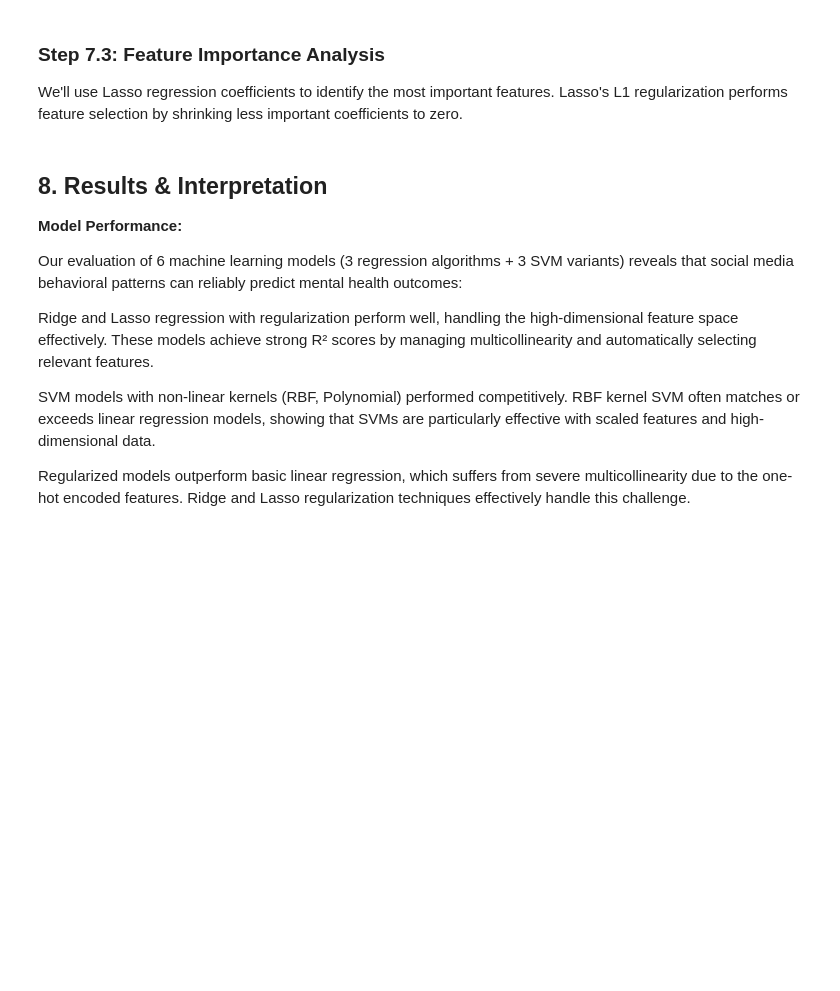
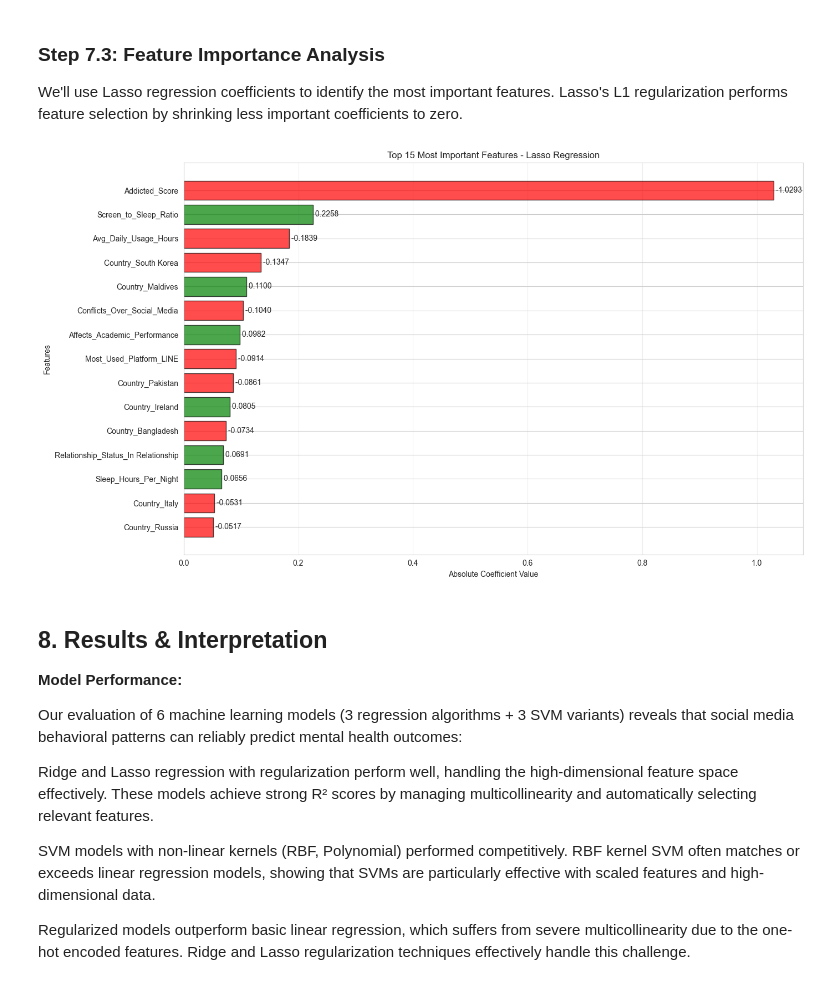
Before and after one commit to aryah-rao/social-media-and-mental-health-ml, a Jupyter notebook: mlfinalproject.ipynb, the cells around one changed output. Saved outputs shown, nothing was run; the diff lists cells and outputs as text; code cells hidden in the pictures; blank space fills up the shorter version.

```diff
--- a/mlfinalproject.ipynb
+++ b/mlfinalproject.ipynb
@@ -714,35 +797,3 @@ print(f"MAPE: {best_model['MAPE (%)']:.2f}%")
-# %%
-# Select top 3 models for detailed visualization
-top_3_models = all_results_df.head(3)['Model'].tolist()
-
-# Get predictions for top 3 models
-top_predictions = {}
-all_preds = {**predictions, **svm_predictions}
-for model in top_3_models:
-    top_predictions[model] = all_preds[model]
-
-# Create prediction vs actual plots
-fig, axes = plt.subplots(1, 3, figsize=(20, 5))
-
-for idx, (model_name, y_pred) in enumerate(top_predictions.items()):
-    axes[idx].scatter(y_test, y_pred, alpha=0.6, edgecolors='black', s=50)
-
-    # Perfect prediction line
-    min_val = min(y_test.min(), y_pred.min())
-    max_val = max(y_test.max(), y_pred.max())
-    axes[idx].plot([min_val, max_val], [min_val, max_val], 'r--', lw=2, label='Perfect Prediction')
-
-    axes[idx].set_xlabel('Actual Mental Health Score')
-    axes[idx].set_ylabel('Predicted Mental Health Score')
-
-    # Get R² for title
-    r2 = all_results_df[all_results_df['Model'] == model_name]['R² Score'].values[0]
-    axes[idx].set_title(f'{model_name}\nR² = {r2:.4f}')
-    axes[idx].legend()
-    axes[idx].grid(alpha=0.3)
-
-plt.tight_layout()
-plt.show()
 # %% [markdown]
 ### Step 7.3: Feature Importance Analysis
 
@@ -754,45 +805,35 @@ best_lasso = regression_models['Lasso']
 # Get absolute coefficients as feature importance
 lasso_importance = pd.DataFrame({
     'Feature': X.columns,
     'Coefficient': best_lasso.coef_,
     'Abs_Coefficient': np.abs(best_lasso.coef_)
 }).sort_values('Abs_Coefficient', ascending=False)
 
 # Filter out zero coefficients (features not selected by Lasso)
 lasso_importance_nonzero = lasso_importance[lasso_importance['Abs_Coefficient'] > 0]
 
 # Visualize feature importances
 fig, ax = plt.subplots(1, 1, figsize=(14, 8))
 
 top_features = lasso_importance_nonzero.head(15)
 colors = ['green' if x > 0 else 'red' for x in top_features['Coefficient']]
 
 ax.barh(top_features['Feature'], top_features['Abs_Coefficient'],
         color=colors, alpha=0.7, edgecolor='black')
 ax.set_xlabel('Absolute Coefficient Value')
 ax.set_ylabel('Features')
 ax.set_title('Top 15 Most Important Features - Lasso Regression')
 ax.invert_yaxis()
 ax.grid(axis='x', alpha=0.3)
 
 # Add value labels on bars
 for i, (idx, row) in enumerate(top_features.iterrows()):
     ax.text(row['Abs_Coefficient'], i, f" {row['Coefficient']:.4f}", va='center')
 
 plt.tight_layout()
 plt.show()
-
-# Print top features
-print("Feature Importance Analysis - Lasso Regression\n")
-print("Top 15 Most Predictive Features (Green = Positive, Red = Negative):")
-for i, (idx, row) in enumerate(top_features.iterrows(), 1):
-    sign = '+' if row['Coefficient'] > 0 else ''
-    print(f"{i:2d}. {row['Feature']:40s} | Coefficient: {sign}{row['Coefficient']:.6f}")
-
-print(f"\nTotal features analyzed: {len(lasso_importance)}")
-print(f"Features selected (non-zero): {len(lasso_importance_nonzero)}")
-print(f"Features eliminated (zero): {len(lasso_importance) - len(lasso_importance_nonzero)}")
-print(f"\nNote: Lasso performs automatic feature selection by shrinking less important coefficients to zero.")
+# %% [output]
+[figure, added]
 # %% [markdown]
 ## 8. Results & Interpretation
 
```
Also changed, not shown: parts of 9 cells of this notebook.
